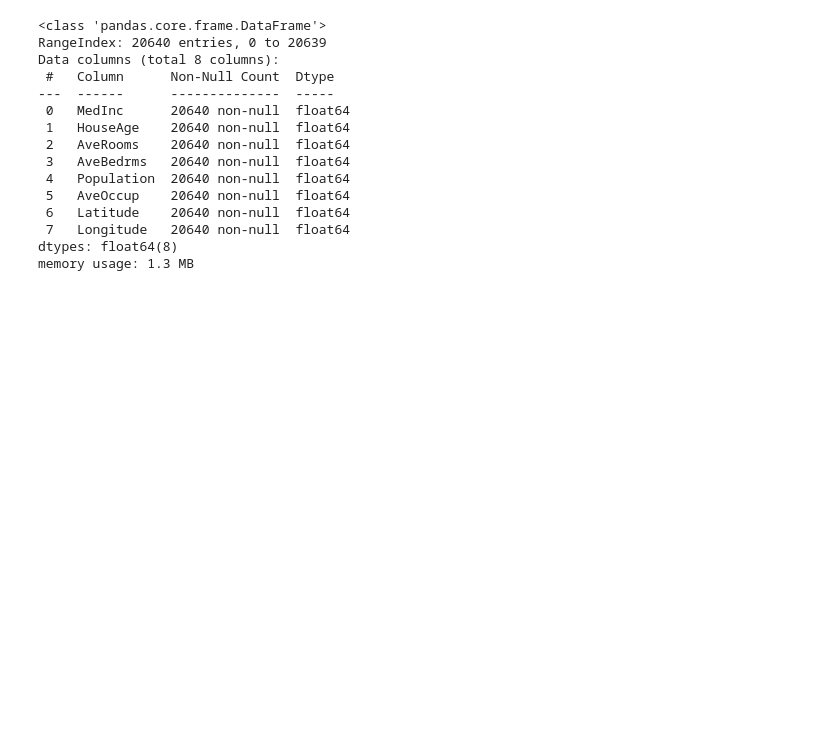
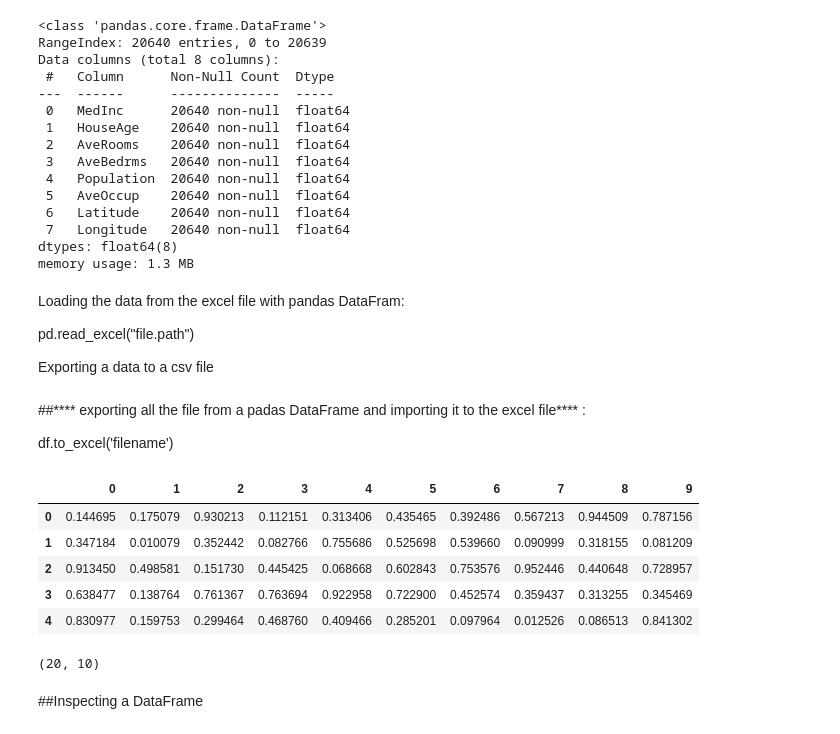
Before and after one commit to officialaryansingh/pandas_learning, a Jupyter notebook: pandas_fundamental.ipynb, the cells around one changed output. Cells and saved outputs as stored; diff of their text form; code cells hidden in the pictures; blank space fills up the shorter version.

```diff
--- a/pandas_fundamental.ipynb
+++ b/pandas_fundamental.ipynb
@@ -275,3 +275,9 @@ Data columns (total 8 columns):
  7   Longitude   20640 non-null  float64
 dtypes: float64(8)
 memory usage: 1.3 MB
+# %% [markdown]
+Loading the data from the excel file with pandas DataFram:
+
+pd.read_excel("file.path")
+
+Exporting a data to a csv file
@@ -277,0 +287,25 @@ memory usage: 1.3 MB
+# %% [markdown]
+##**** exporting all the file from a padas DataFrame and importing it to the excel file****  :
+
+df.to_excel('filename')
+# %%
+# creating a DataFrame with random values
+import numpy as np
+
+random_df = pd.DataFrame(np.random.rand(20,10))
+# %%
+random_df.head()
+# %% [output]
+|  | 0 | 1 | 2 | 3 | 4 | 5 | 6 | 7 | 8 | 9 |
+| 0 | 0.144695 | 0.175079 | 0.930213 | 0.112151 | 0.313406 | 0.435465 | 0.392486 | 0.567213 | 0.944509 | 0.787156 |
+| 1 | 0.347184 | 0.010079 | 0.352442 | 0.082766 | 0.755686 | 0.525698 | 0.539660 | 0.090999 | 0.318155 | 0.081209 |
+| 2 | 0.913450 | 0.498581 | 0.151730 | 0.445425 | 0.068668 | 0.602843 | 0.753576 | 0.952446 | 0.440648 | 0.728957 |
+| 3 | 0.638477 | 0.138764 | 0.761367 | 0.763694 | 0.922958 | 0.722900 | 0.452574 | 0.359437 | 0.313255 | 0.345469 |
+| 4 | 0.830977 | 0.159753 | 0.299464 | 0.468760 | 0.409466 | 0.285201 | 0.097964 | 0.012526 | 0.086513 | 0.841302 |
+# %%
+#  Finding the no. of rows and columns
+random_df.shape
+# %% [output]
+(20, 10)
+# %% [markdown]
+##Inspecting a DataFrame
```
Also changed, not shown: parts of 8 cells of this notebook.
